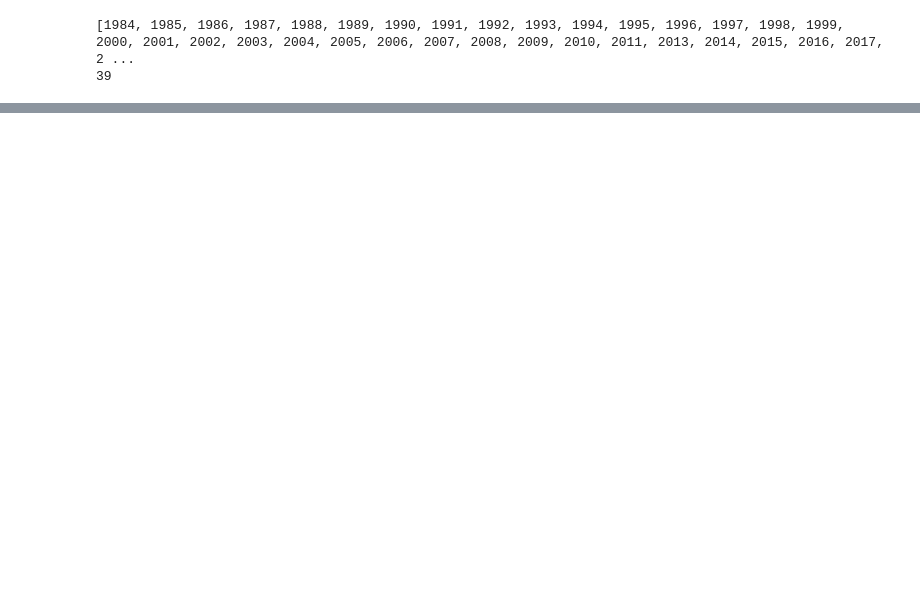
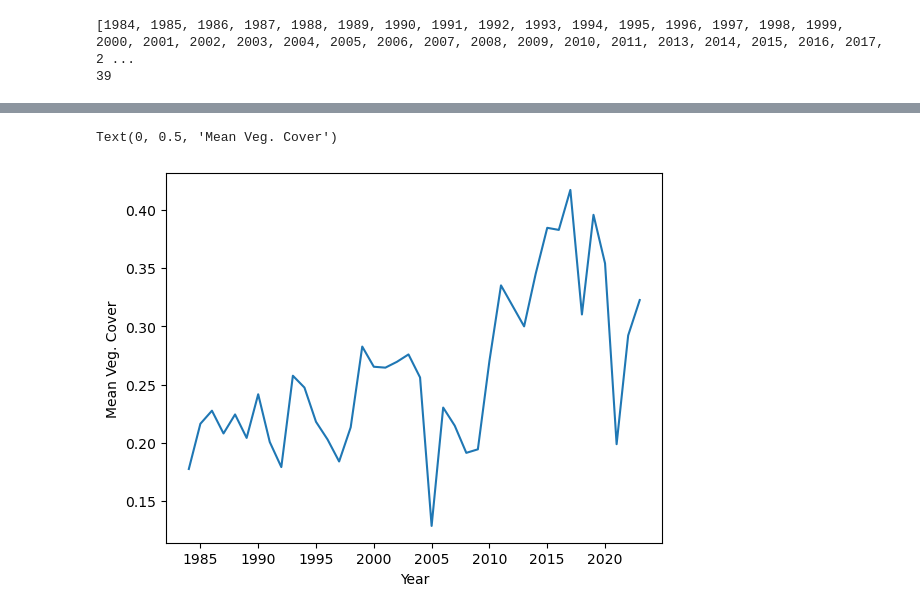
Before and after one commit to csherwood-usgs/marsh, a Jupyter notebook: delta_profile.ipynb, the cells around one changed output, grey strips where cells are left out. Cells and saved outputs as stored; diff of their text form; code cells hidden in the pictures; blank space fills up the shorter version.

```diff
--- a/delta_profile.ipynb
+++ b/delta_profile.ipynb
@@ -66,0 +78,8 @@ for i, b in enumerate( band ):
+# %%
+# this plot should be changed to include NaN for 2012
+plt.plot(yr, tot_area)
+plt.xlabel('Year')
+plt.ylabel('Mean Veg. Cover')
+# %% [output]
+Text(0, 0.5, 'Mean Veg. Cover')
+[figure, added]
```
Also changed, not shown: parts of 4 cells of this notebook.
